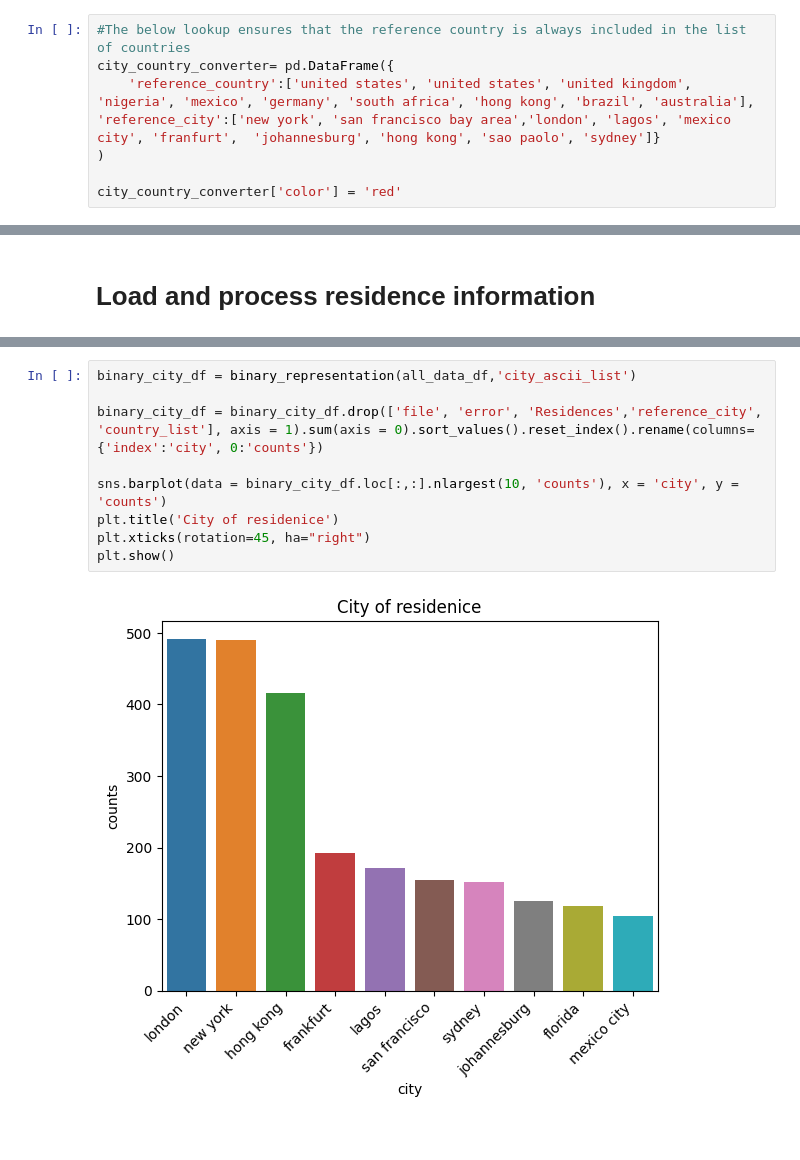
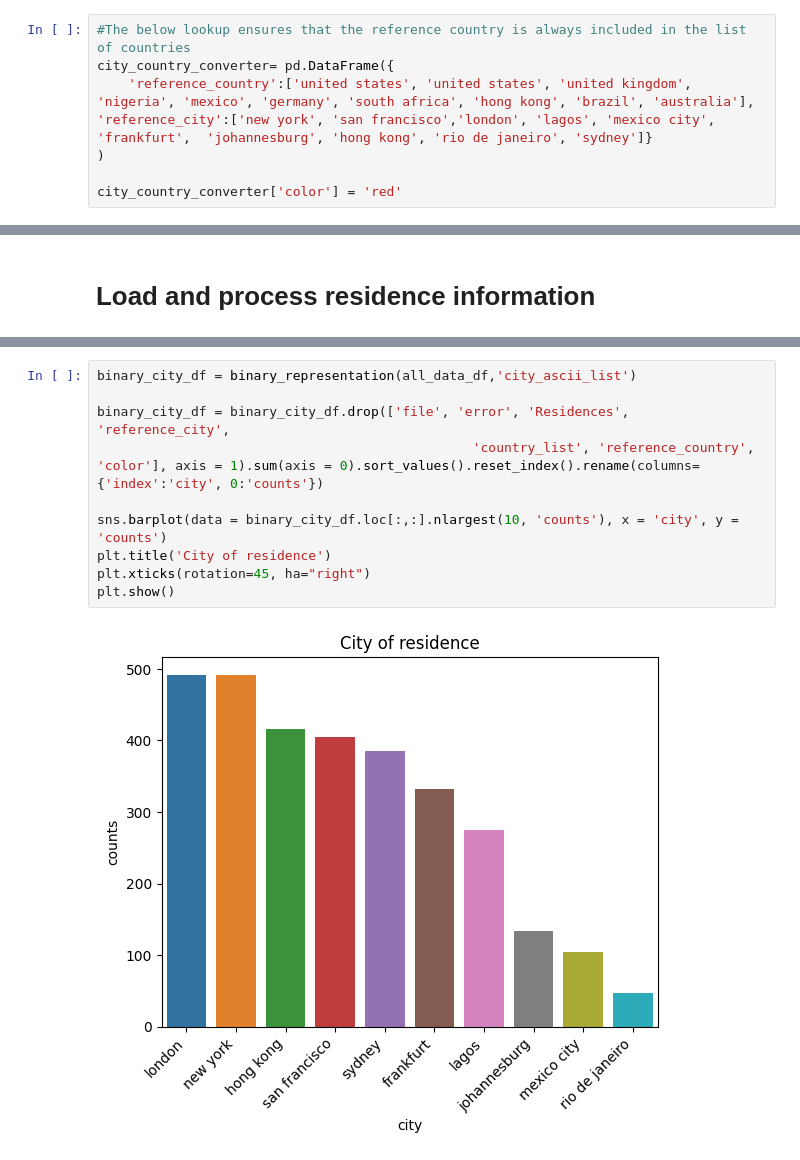
Before and after one commit to JonnoB/wealthnets, a Jupyter notebook: network_analysis.ipynb, the cells around one changed output, grey strips where cells are left out. Cells and saved outputs as stored; diff of their text form.

```diff
--- a/network_analysis.ipynb
+++ b/network_analysis.ipynb
@@ -41,7 +44,7 @@ example['summary'].at[0,'Residences']
 #The below lookup ensures that the reference country is always included in the list of countries
 city_country_converter= pd.DataFrame({
     'reference_country':['united states', 'united states', 'united kingdom', 'nigeria', 'mexico', 'germany', 'south africa', 'hong kong', 'brazil', 'australia'],
-'reference_city':['new york', 'san francisco bay area','london', 'lagos', 'mexico city', 'franfurt',  'johannesburg', 'hong kong', 'sao paolo', 'sydney']}
+'reference_city':['new york', 'san francisco','london', 'lagos', 'mexico city', 'frankfurt',  'johannesburg', 'hong kong', 'rio de janeiro', 'sydney']}
 )
 
 city_country_converter['color'] = 'red'
@@ -482,11 +456,12 @@ city_count_ex_ref.sort_values('counts', ascending=False).iloc[0:30,:]
 # %%
 binary_city_df = binary_representation(all_data_df,'city_ascii_list')
 
-binary_city_df = binary_city_df.drop(['file', 'error', 'Residences','reference_city',  'country_list'], axis = 1).sum(axis = 0).sort_values().reset_index().rename(columns={'index':'city', 0:'counts'})
+binary_city_df = binary_city_df.drop(['file', 'error', 'Residences', 'reference_city',
+                                                'country_list', 'reference_country', 'color'], axis = 1).sum(axis = 0).sort_values().reset_index().rename(columns={'index':'city', 0:'counts'})
 
 sns.barplot(data = binary_city_df.loc[:,:].nlargest(10, 'counts'), x = 'city', y = 'counts')
-plt.title('City of residenice')
+plt.title('City of residence')
 plt.xticks(rotation=45, ha="right")
 plt.show()
 # %% [output]
-[figure, old version]
+[figure, new version]
```
Also changed, not shown: parts of 28 cells of this notebook, 5 other files.
